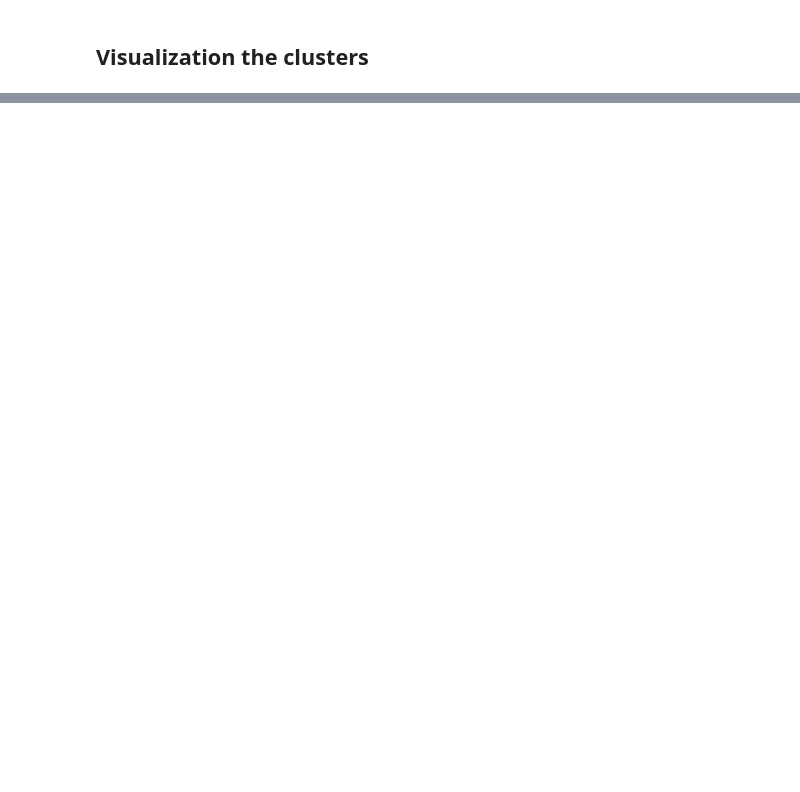
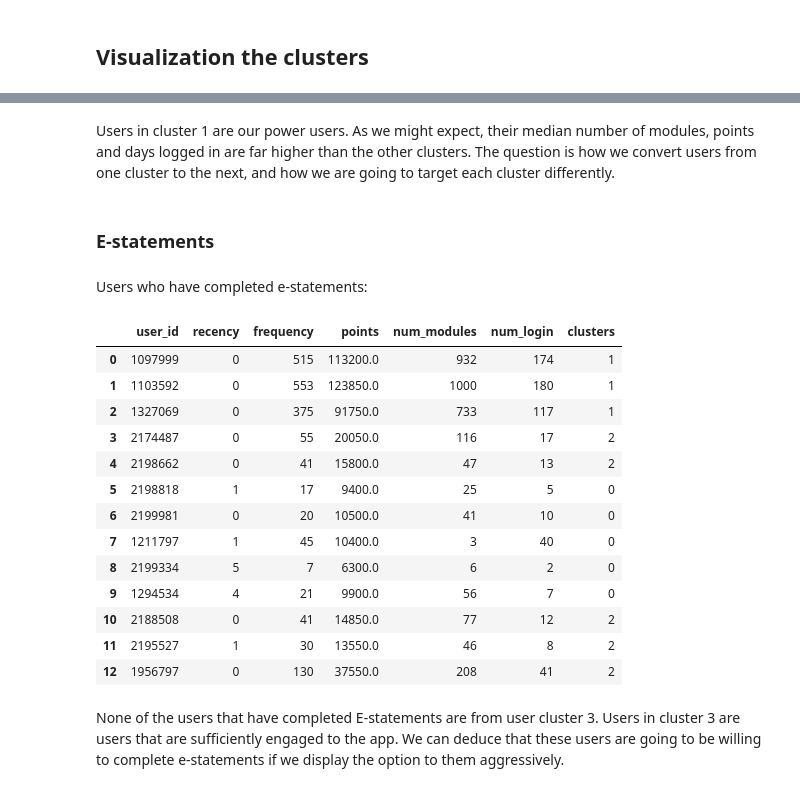
Before and after one commit to wganalytica/zogo-offer-personalization, a Jupyter notebook: User Segmentation RFM Model.ipynb, the cells around one changed output, grey strips where cells are left out. Drawn from its saved outputs; the diff is of its cells as text; code cells hidden in the pictures; blank space fills up the shorter version.

```diff
--- a/User Segmentation RFM Model.ipynb
+++ b/User Segmentation RFM Model.ipynb
@@ -167,0 +205,33 @@ py.plot(cluter_scatter, name = 'Segmentation of RRCU Users', auto_open = True)
+# %% [markdown]
+Users in cluster 1 are our power users. As we might expect, their median number of modules, points and days logged in are far higher than the other clusters. The question is how we convert users from one cluster to the next, and how we are going to target each cluster differently.
+# %% [markdown]
+### E-statements
+# %% [markdown]
+Users who have completed e-statements:
+# %%
+estatement_query = '''
+SELECT user_id
+FROM objective_claim oc
+WHERE oc.objective_id = 537
+'''
+
+estatement_user_table = query(estatement_query)
+
+pd.merge(estatement_user_table, rfm_table, on='user_id', how='left')
+# %% [output]
+|  | user_id | recency | frequency | points | num_modules | num_login | clusters |
+| 0 | 1097999 | 0 | 515 | 113200.0 | 932 | 174 | 1 |
+| 1 | 1103592 | 0 | 553 | 123850.0 | 1000 | 180 | 1 |
+| 2 | 1327069 | 0 | 375 | 91750.0 | 733 | 117 | 1 |
+| 3 | 2174487 | 0 | 55 | 20050.0 | 116 | 17 | 2 |
+| 4 | 2198662 | 0 | 41 | 15800.0 | 47 | 13 | 2 |
+| 5 | 2198818 | 1 | 17 | 9400.0 | 25 | 5 | 0 |
+| 6 | 2199981 | 0 | 20 | 10500.0 | 41 | 10 | 0 |
+| 7 | 1211797 | 1 | 45 | 10400.0 | 3 | 40 | 0 |
+| 8 | 2199334 | 5 | 7 | 6300.0 | 6 | 2 | 0 |
+| 9 | 1294534 | 4 | 21 | 9900.0 | 56 | 7 | 0 |
+| 10 | 2188508 | 0 | 41 | 14850.0 | 77 | 12 | 2 |
+| 11 | 2195527 | 1 | 30 | 13550.0 | 46 | 8 | 2 |
+| 12 | 1956797 | 0 | 130 | 37550.0 | 208 | 41 | 2 |
+# %% [markdown]
+None of the users that have completed E-statements are from user cluster 3. Users in cluster 3 are users that are sufficiently engaged to the app. We can deduce that these users are going to be willing to complete e-statements if we display the option to them aggressively.
```
Also changed, not shown: parts of 7 cells of this notebook.
